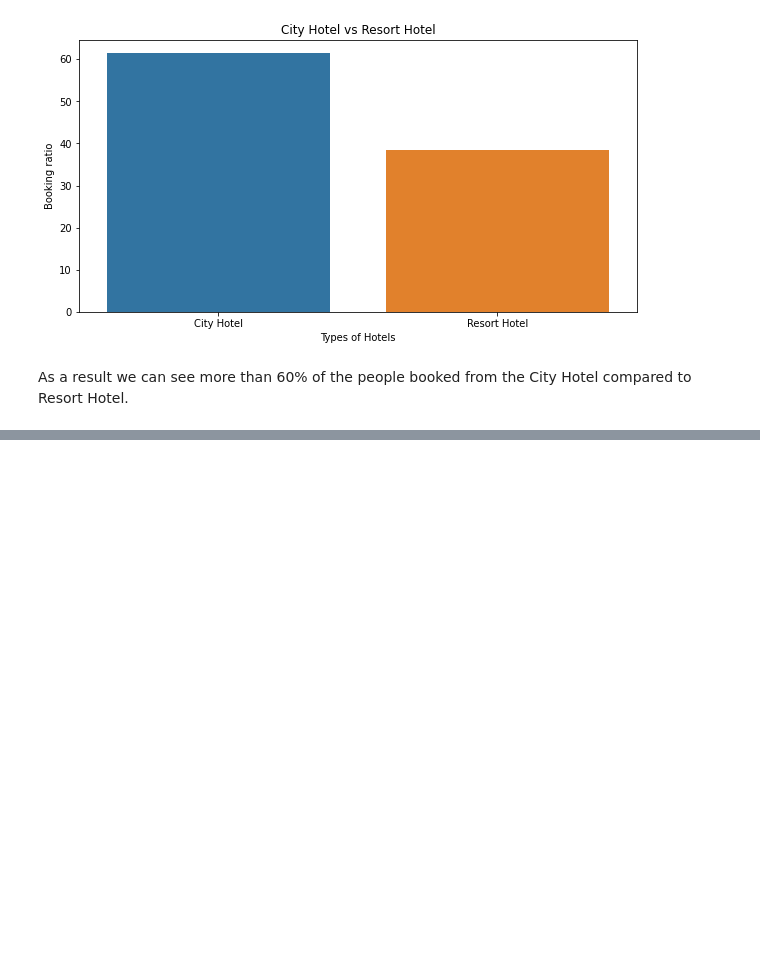
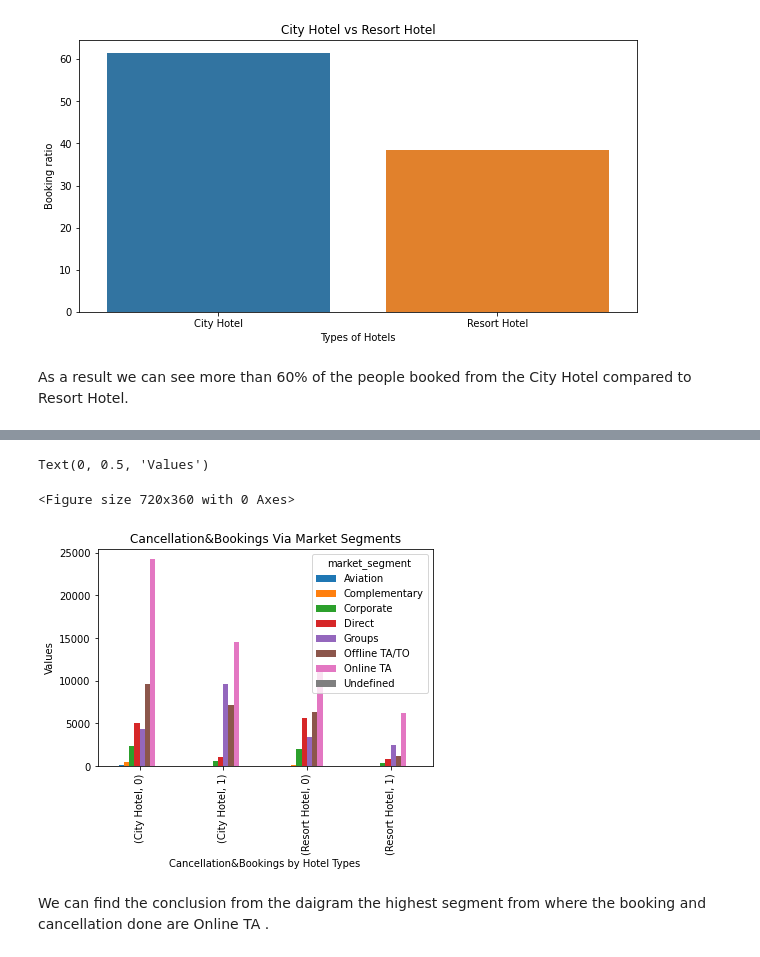
Before and after one commit to Nishajha2/Hotel-Booking-Analysis-Capstone-Project-1, a Jupyter notebook: Copy_of_Hotel_Booking_Analysis_Capstone_Project.ipynb, the cells around one changed output, grey strips where cells are left out. Saved outputs shown, nothing was run; the diff lists cells and outputs as text; code cells hidden in the pictures; blank space fills up the shorter version.

```diff
--- a/Copy_of_Hotel_Booking_Analysis_Capstone_Project.ipynb
+++ b/Copy_of_Hotel_Booking_Analysis_Capstone_Project.ipynb
@@ -224,0 +227,4 @@ As a result we can see more than 60% of the people booked from the City Hotel co
+# %%
+ # By grouping the columns we will get the required data
+Segments_df = Column_required.groupby(['hotel', 'is_canceled',"market_segment"])['is_canceled'].count().unstack()
+Segments_df
@@ -224,0 +238,13 @@ As a result we can see more than 60% of the people booked from the City Hotel co
+# %%
+#Showing the data through the daigram using matplot
+plt.figure(figsize=(10,5))
+Segments_df.plot(kind = 'bar')
+plt.title('Cancellation&Bookings Via Market Segments')
+plt.xlabel('Cancellation&Bookings by Hotel Types')
+plt.ylabel('Values')
+# %% [output]
+Text(0, 0.5, 'Values')
+<Figure size 720x360 with 0 Axes>
+[figure, added]
+# %% [markdown]
+We can find the conclusion from the daigram the highest segment from where the booking and cancellation done are Online TA .
```
Also changed, not shown: parts of 2 cells of this notebook.
